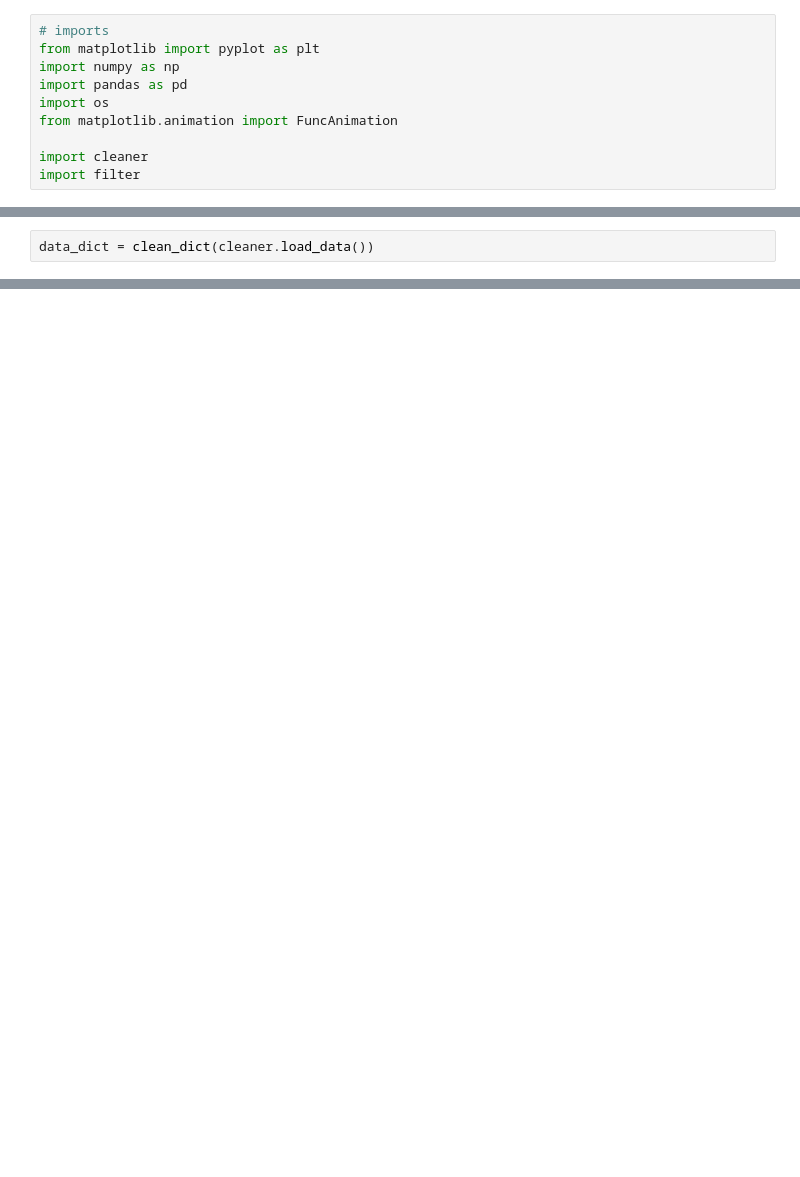
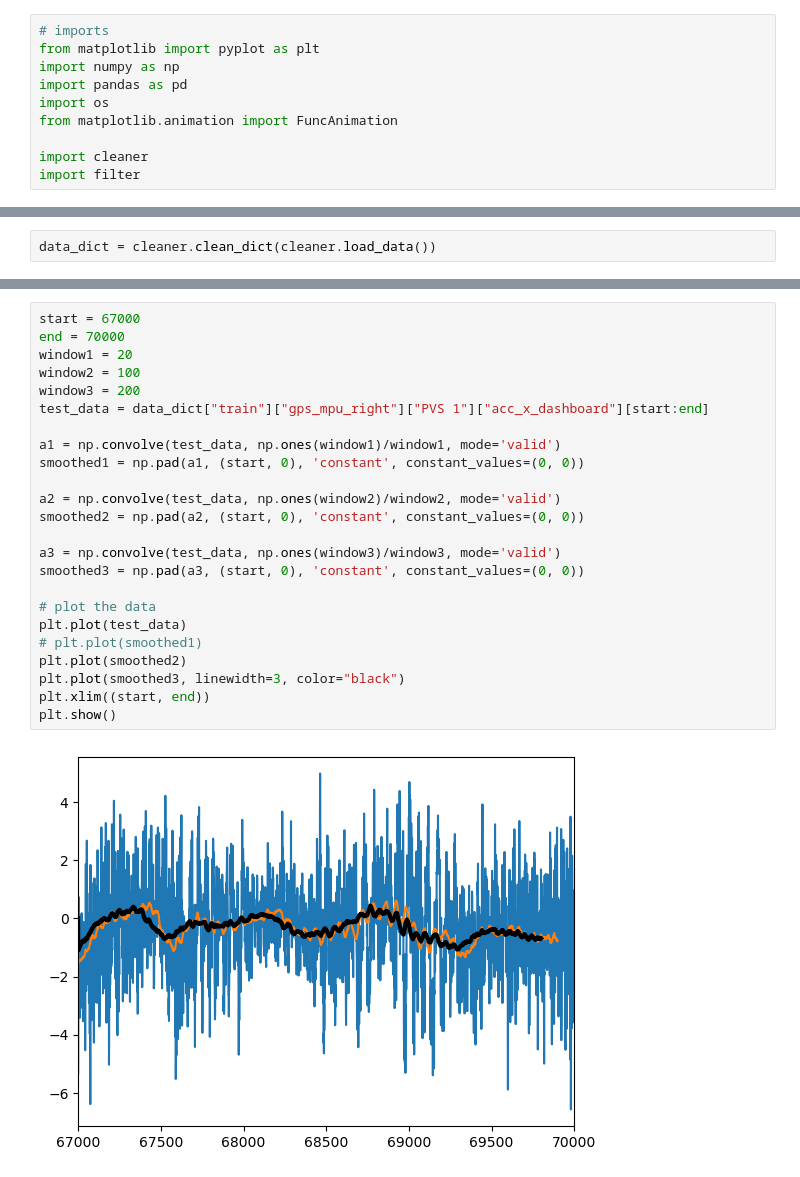
Before and after one commit to binDebug3/CarKalmanFilter, a Jupyter notebook: dallin.ipynb, the cells around one changed output, grey strips where cells are left out. Drawn from its saved outputs; the diff is of its cells as text; blank space fills up the shorter version.

Commit message:
auto gen smooth acc

```diff
--- a/dallin.ipynb
+++ b/dallin.ipynb
@@ -25,5 +11,5 @@ def clean_dict(ddict, verbose=False):
 # %%
-data_dict = clean_dict(cleaner.load_data())
+data_dict = cleaner.clean_dict(cleaner.load_data())
 # %%
 cleaner.print_structure(data_dict)
 # %% [output]
@@ -107,0 +33,26 @@ NameError: name 'HTML' is not defined
+# %%
+start = 67000
+end = 70000
+window1 = 20
+window2 = 100
+window3 = 200
+test_data = data_dict["train"]["gps_mpu_right"]["PVS 1"]["acc_x_dashboard"][start:end]
+
+a1 = np.convolve(test_data, np.ones(window1)/window1, mode='valid')
+smoothed1 = np.pad(a1, (start, 0), 'constant', constant_values=(0, 0))
+
+a2 = np.convolve(test_data, np.ones(window2)/window2, mode='valid')
+smoothed2 = np.pad(a2, (start, 0), 'constant', constant_values=(0, 0))
+
+a3 = np.convolve(test_data, np.ones(window3)/window3, mode='valid')
+smoothed3 = np.pad(a3, (start, 0), 'constant', constant_values=(0, 0))
+
+# plot the data
+plt.plot(test_data)
+# plt.plot(smoothed1)
+plt.plot(smoothed2)
+plt.plot(smoothed3, linewidth=3, color="black")
+plt.xlim((start, end))
+plt.show()
+# %% [output]
+[figure, added]
```
Also changed, not shown: parts of 6 cells of this notebook, 2 other files.
